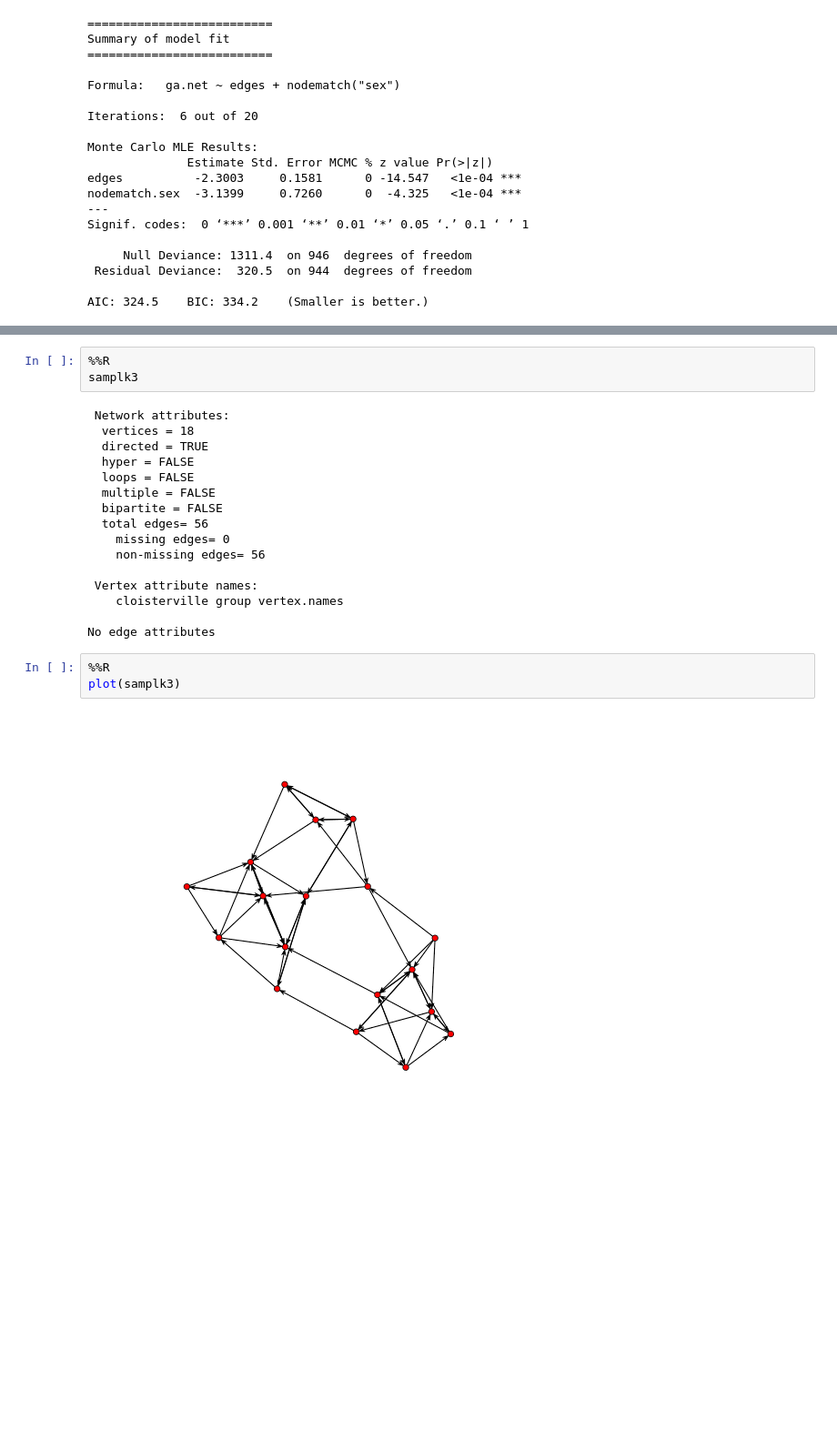
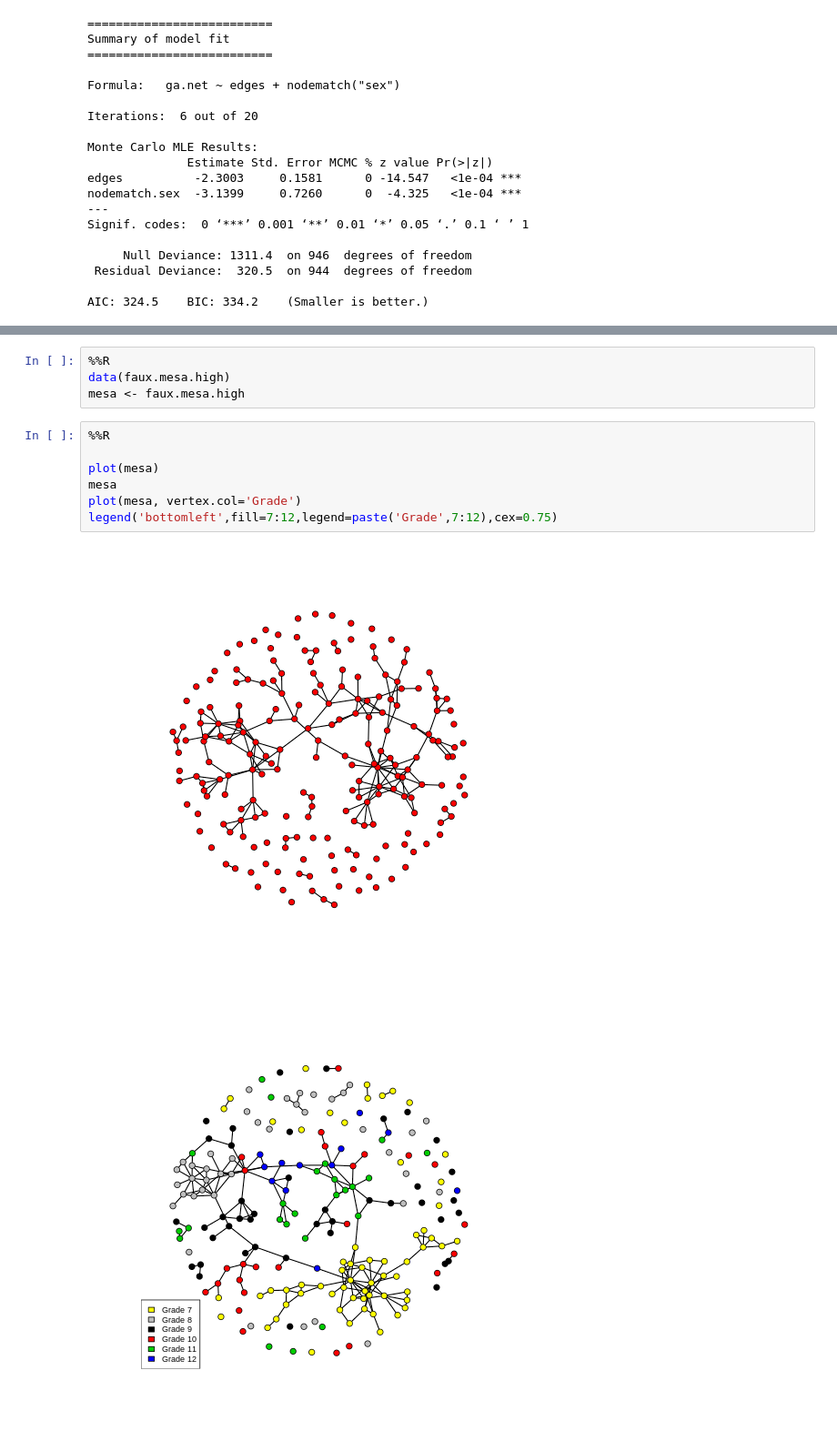
Before and after one commit to galbraun/knesset_social_dynamics, a Jupyter notebook: ERGM_R.ipynb, the cells around one changed output, grey strips where cells are left out. Shown at 91% size. Drawn from its saved outputs; the diff is of its cells as text; blank space fills up the shorter version.

```diff
--- a/ERGM_R.ipynb
+++ b/ERGM_R.ipynb
@@ -124,26 +218,16 @@ ls() # directed data: Sampson's Monks
-# %%
-%%R
-samplk3
-# %% [output]
- Network attributes:
-  vertices = 18
-  directed = TRUE
-  hyper = FALSE
-  loops = FALSE
-  multiple = FALSE
-  bipartite = FALSE
-  total edges= 56
-    missing edges= 0
-    non-missing edges= 56
-
- Vertex attribute names:
-    cloisterville group vertex.names
-
-No edge attributes
-# %%
-%%R
-plot(samplk3)
-# %% [output]
-[figure, removed]
+# %%
+%%R
+data(faux.mesa.high)
+mesa <- faux.mesa.high
+# %%
+%%R
+
+plot(mesa)
+mesa
+plot(mesa, vertex.col='Grade')
+legend('bottomleft',fill=7:12,legend=paste('Grade',7:12),cex=0.75)
+# %% [output]
+[figure, added]
+[figure, added]
 # %%
 %%R
```
Also changed, not shown: parts of 10 cells of this notebook.
